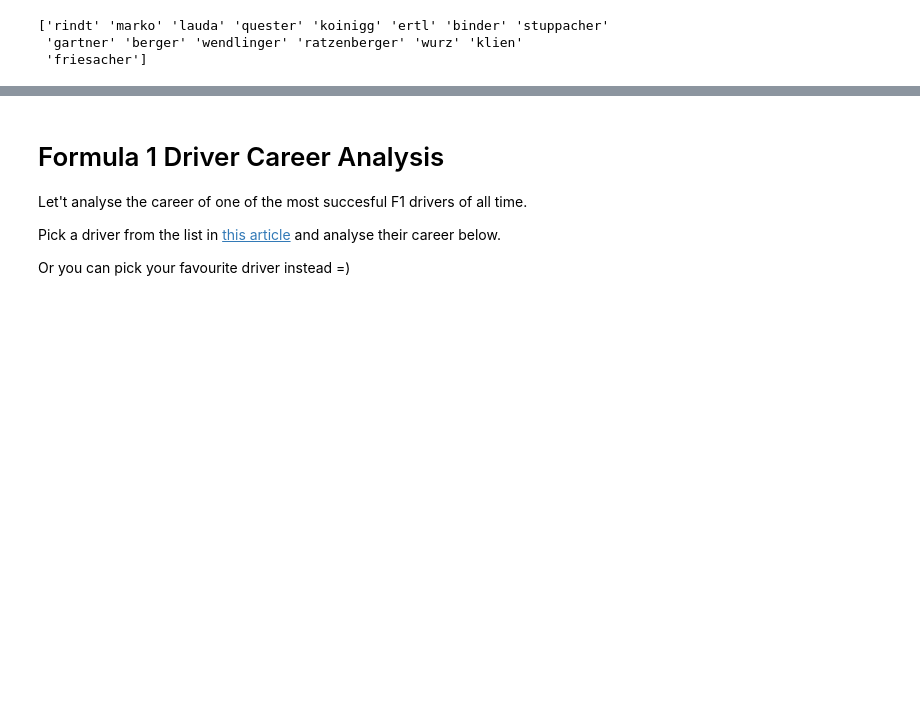
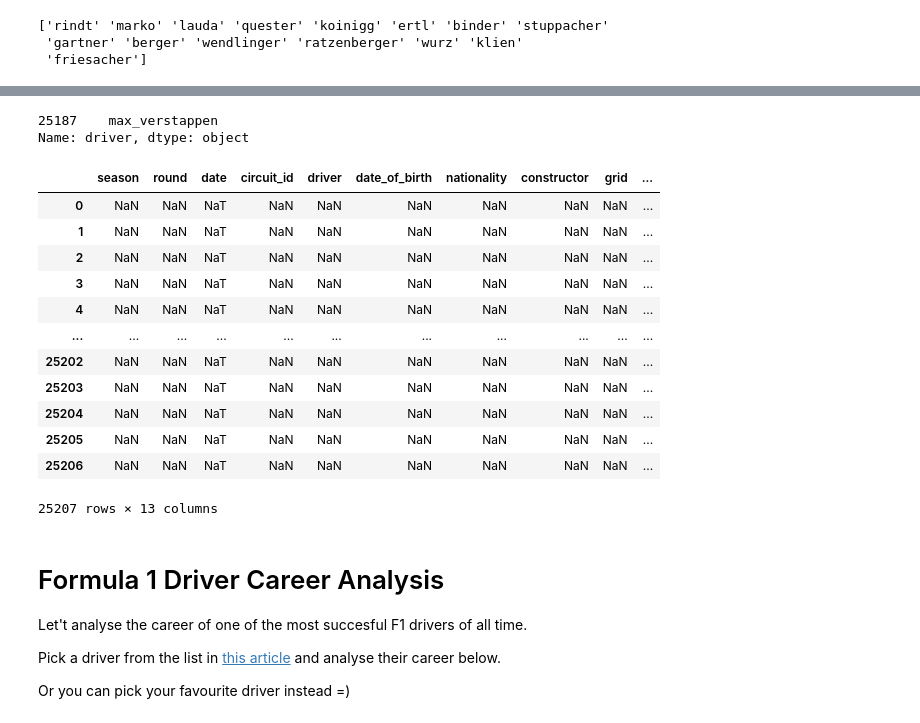
Before and after one commit to axelandru/bootcamp, a Jupyter notebook: 2022/python_workshop/notebooks/08_pandas.ipynb, the cells around one changed output, grey strips where cells are left out. Drawn from its saved outputs; the diff is of its cells as text; code cells hidden in the pictures; blank space fills up the shorter version.

```diff
--- a/2022/python_workshop/notebooks/08_pandas.ipynb
+++ b/2022/python_workshop/notebooks/08_pandas.ipynb
@@ -864,14 +886,37 @@ print(f1_results.query("nationality == 'Austrian'").driver.unique())
 # %%
 # who won the race? how many races has this pilot won this year?
 
 # hints:
 # get the winner by filterinf f1_results on 'date' and 'podium';
 # then use iloc[i][j] to access the first (and only) row (i) of the dataframe and the 'driver' column (j)
 # winner = f1_results[ ... filters ... ].iloc[i][j]
 
 
 # use this ^ to filter f1_results on season, podium and driver
 # and then count
+winner = f1_results[["driver","date","podium"]].sort_values('date').tail().query("podium == 1")
+
+print(winner["driver"])
+
+# print(f1_results)
+winner2 = "season == 2022 and podium == 1 and driver == @winner"
+f1_results.query(winner2)
+# %% [output]
+25187    max_verstappen
+Name: driver, dtype: object
+|  | season | round | date | circuit_id | driver | date_of_birth | nationality | constructor | grid | ... |
+| 0 | NaN | NaN | NaT | NaN | NaN | NaN | NaN | NaN | NaN | ... |
+| 1 | NaN | NaN | NaT | NaN | NaN | NaN | NaN | NaN | NaN | ... |
+| 2 | NaN | NaN | NaT | NaN | NaN | NaN | NaN | NaN | NaN | ... |
+| 3 | NaN | NaN | NaT | NaN | NaN | NaN | NaN | NaN | NaN | ... |
+| 4 | NaN | NaN | NaT | NaN | NaN | NaN | NaN | NaN | NaN | ... |
+| ... | ... | ... | ... | ... | ... | ... | ... | ... | ... | ... |
+| 25202 | NaN | NaN | NaT | NaN | NaN | NaN | NaN | NaN | NaN | ... |
+| 25203 | NaN | NaN | NaT | NaN | NaN | NaN | NaN | NaN | NaN | ... |
+| 25204 | NaN | NaN | NaT | NaN | NaN | NaN | NaN | NaN | NaN | ... |
+| 25205 | NaN | NaN | NaT | NaN | NaN | NaN | NaN | NaN | NaN | ... |
+| 25206 | NaN | NaN | NaT | NaN | NaN | NaN | NaN | NaN | NaN | ... |
+25207 rows × 13 columns
 # %%
 # on which circuit did Lewis Hamilton have the most wins?
 # %% [markdown]
```
Also changed, not shown: parts of 10 cells of this notebook.
